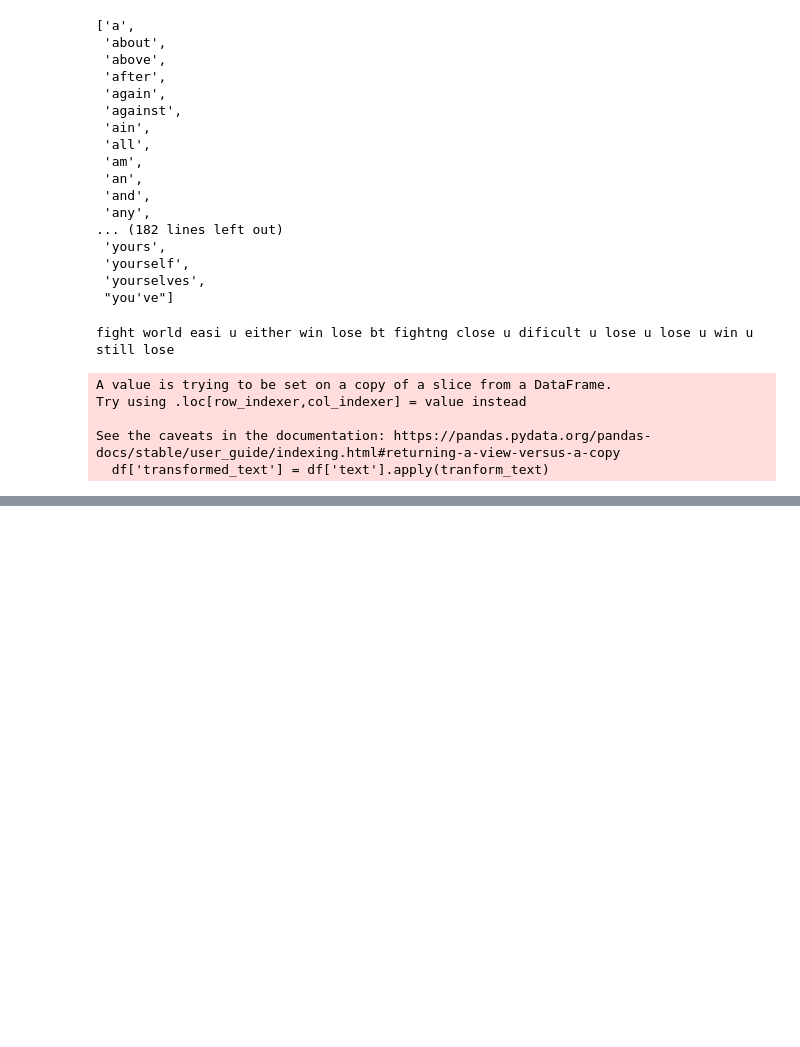
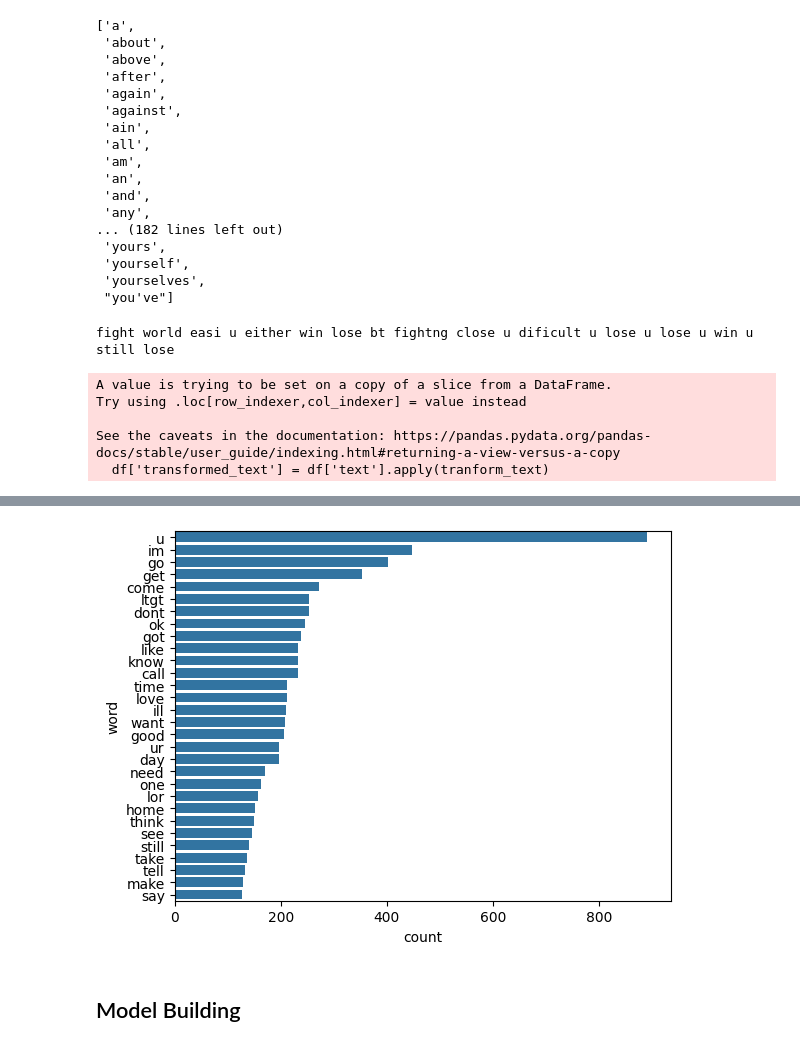
Before and after one commit to HumaimaRiaz47/Email-Spam-Classifier, a Jupyter notebook: notebook.ipynb, the cells around one changed output, grey strips where cells are left out. Drawn from its saved outputs; the diff is of its cells as text; code cells hidden in the pictures; blank space fills up the shorter version.

```diff
--- a/notebook.ipynb
+++ b/notebook.ipynb
@@ -420,0 +480,6 @@ plt.imshow(ham_wc)
+# %%
+## top 30 words in ham
+ham_wrd = []
+for msg in df[df['target'] == 0]['transformed_text'].tolist():
+    for word in msg.split():
+        ham_wrd.append(word)
@@ -420,0 +510,11 @@ plt.imshow(ham_wc)
+# %%
+from collections import Counter
+
+counts_ham = Counter(ham_wrd).most_common(30)
+ham_count = pd.DataFrame(data=counts_ham, columns=['word', 'count'])
+sns.barplot(data=ham_count, x='count', y='word')
+plt.show()
+# %% [output]
+[figure, added]
+# %% [markdown]
+## Model Building
```
Also changed, not shown: parts of 11 cells of this notebook.
